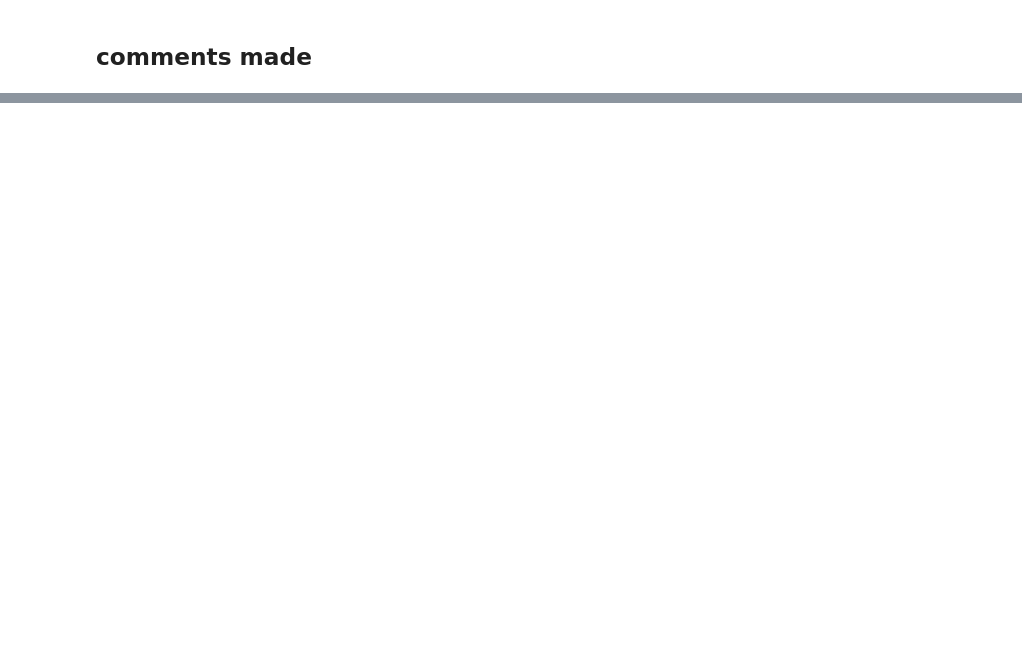
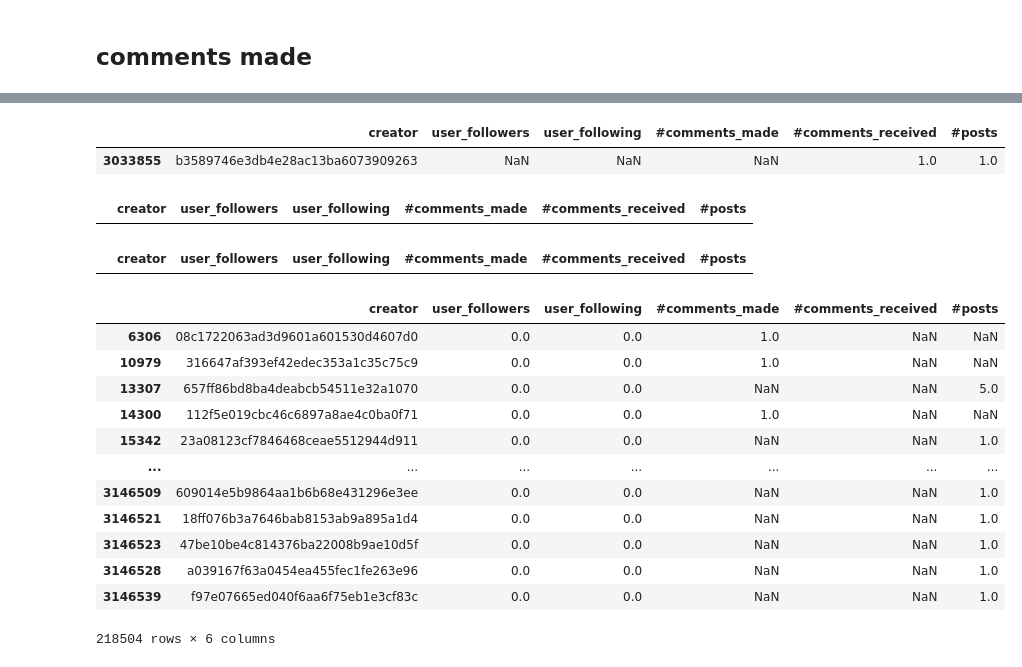
Before and after one commit to nmrastogi/QAnon, a Jupyter notebook: same_range.ipynb, the cells around one changed output, grey strips where cells are left out. Cells and saved outputs as stored; diff of their text form; code cells hidden in the pictures; blank space fills up the shorter version.

```diff
--- a/same_range.ipynb
+++ b/same_range.ipynb
@@ -2030,0 +2344,31 @@ grouped_data_5
+# %%
+udf[(udf["user_followers"].isna()&udf["user_following"].isna())]
+# %% [output]
+|  | creator | user_followers | user_following | #comments_made | #comments_received | #posts |
+| 3033855 | b3589746e3db4e28ac13ba6073909263 | NaN | NaN | NaN | 1.0 | 1.0 |
+# %%
+udf = udf.dropna(subset=['user_followers', 'user_following'], how='all')
+# %%
+udf[udf["user_followers"].isna()]
+# %% [output]
+|  | creator | user_followers | user_following | #comments_made | #comments_received | #posts |
+# %%
+udf[udf["user_following"].isna()]
+# %% [output]
+|  | creator | user_followers | user_following | #comments_made | #comments_received | #posts |
+# %%
+udf[(udf["user_followers"]==0.0)&(udf["user_following"]==0.0)]
+# %% [output]
+|  | creator | user_followers | user_following | #comments_made | #comments_received | #posts |
+| 6306 | 08c1722063ad3d9601a601530d4607d0 | 0.0 | 0.0 | 1.0 | NaN | NaN |
+| 10979 | 316647af393ef42edec353a1c35c75c9 | 0.0 | 0.0 | 1.0 | NaN | NaN |
+| 13307 | 657ff86bd8ba4deabcb54511e32a1070 | 0.0 | 0.0 | NaN | NaN | 5.0 |
+| 14300 | 112f5e019cbc46c6897a8ae4c0ba0f71 | 0.0 | 0.0 | 1.0 | NaN | NaN |
+| 15342 | 23a08123cf7846468ceae5512944d911 | 0.0 | 0.0 | NaN | NaN | 1.0 |
+| ... | ... | ... | ... | ... | ... | ... |
+| 3146509 | 609014e5b9864aa1b6b68e431296e3ee | 0.0 | 0.0 | NaN | NaN | 1.0 |
+| 3146521 | 18ff076b3a7646bab8153ab9a895a1d4 | 0.0 | 0.0 | NaN | NaN | 1.0 |
+| 3146523 | 47be10be4c814376ba22008b9ae10d5f | 0.0 | 0.0 | NaN | NaN | 1.0 |
+| 3146528 | a039167f63a0454ea455fec1fe263e96 | 0.0 | 0.0 | NaN | NaN | 1.0 |
+| 3146539 | f97e07665ed040f6aa6f75eb1e3cf83c | 0.0 | 0.0 | NaN | NaN | 1.0 |
+218504 rows × 6 columns
```
Also changed, not shown: parts of 28 cells of this notebook.
